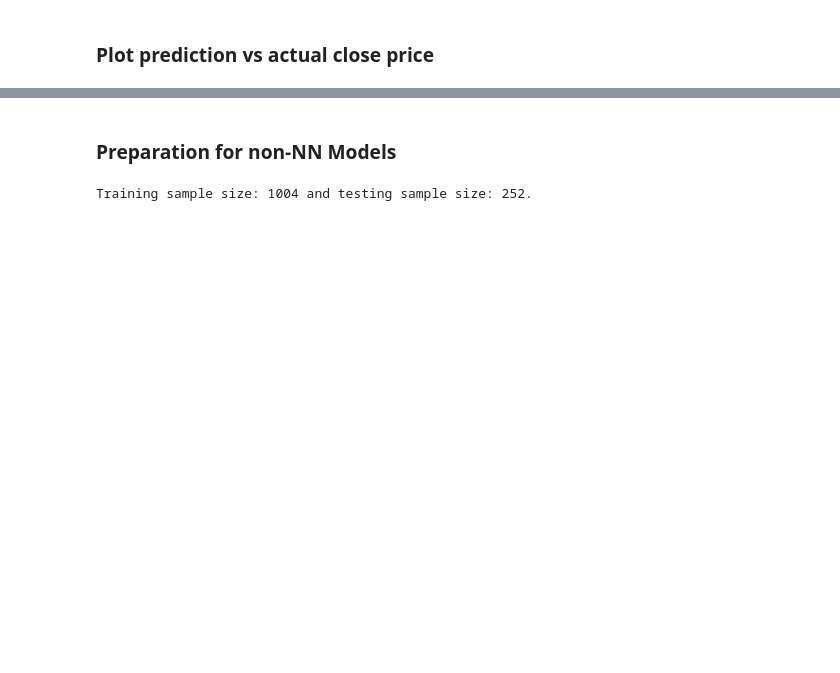
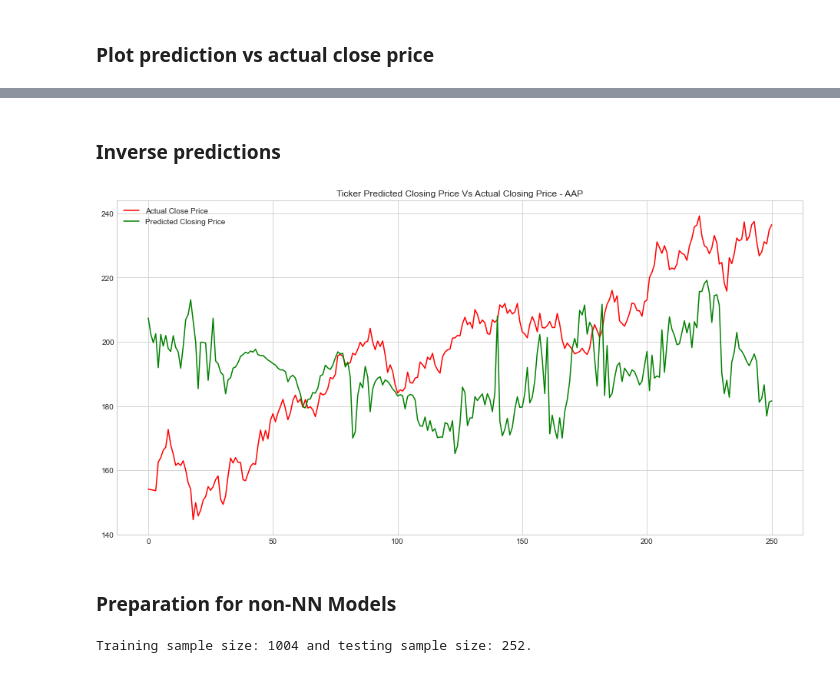
Before and after one commit to Marc9821/Simple-Stock-Price-Prediction-Model, a Jupyter notebook: main-app.ipynb, the cells around one changed output, grey strips where cells are left out. Drawn from its saved outputs; the diff is of its cells as text; code cells hidden in the pictures; blank space fills up the shorter version.

```diff
--- a/main-app.ipynb
+++ b/main-app.ipynb
@@ -407,3 +246,17 @@ plt.show()
+# %% [markdown]
+### Inverse predictions
+# %%
+y_test = scaler_y.inverse_transform(y_test)
+test_predict = scaler_y.inverse_transform(test_predict)
+
+plt.figure(figsize=(16, 8))
+plt.title(f'Ticker Predicted Closing Price Vs Actual Closing Price - {tickers[2]}')
+plt.plot(y_test, color='red', label='Actual Close Price')
+plt.plot(test_predict, color='green', label='Predicted Closing Price')
+plt.legend(loc='best')
+plt.show()
+# %% [output]
+[figure, added]
 # %% [markdown]
 ### Preparation for non-NN Models
 # %%
```
Also changed, not shown: parts of 50 cells of this notebook.
